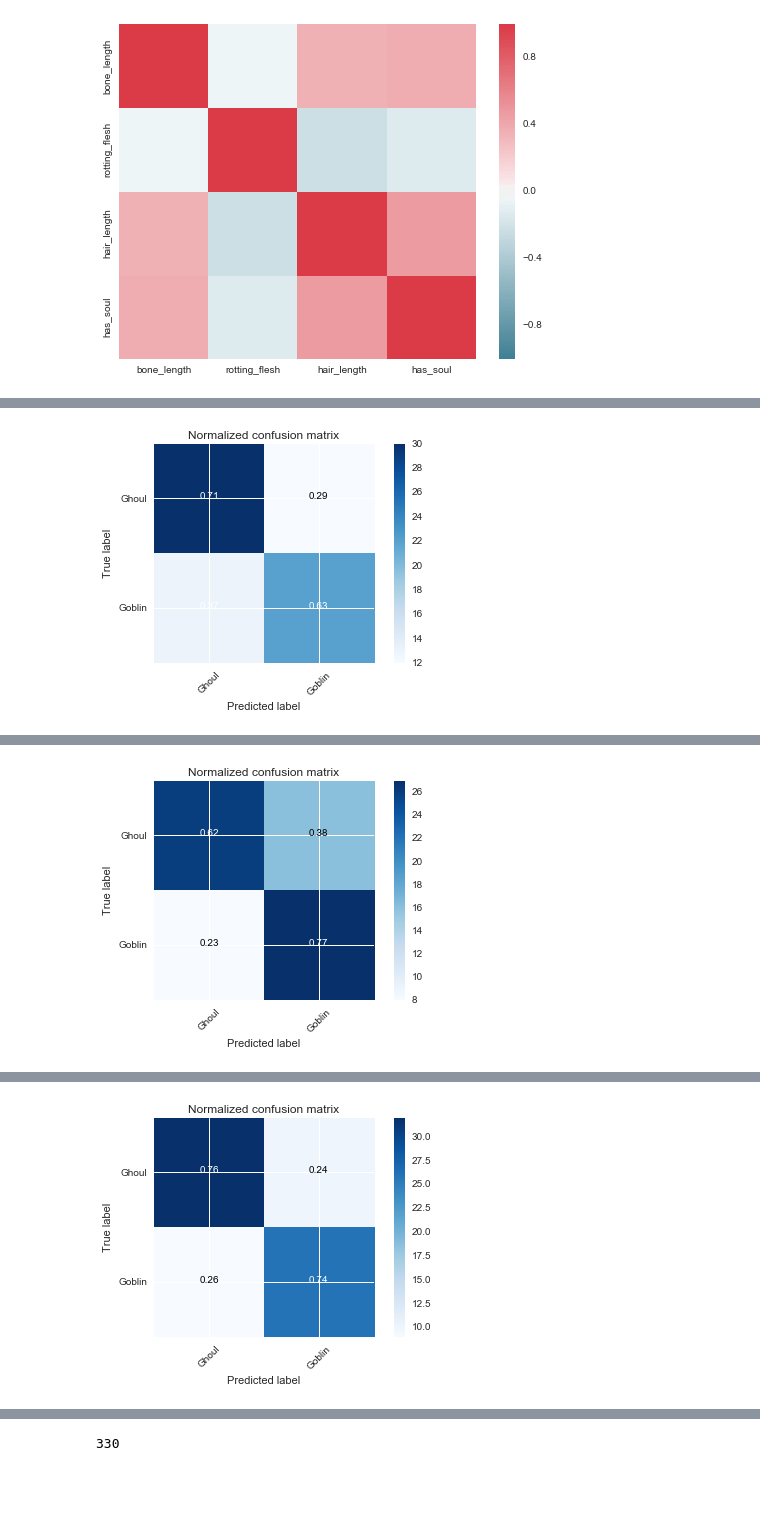
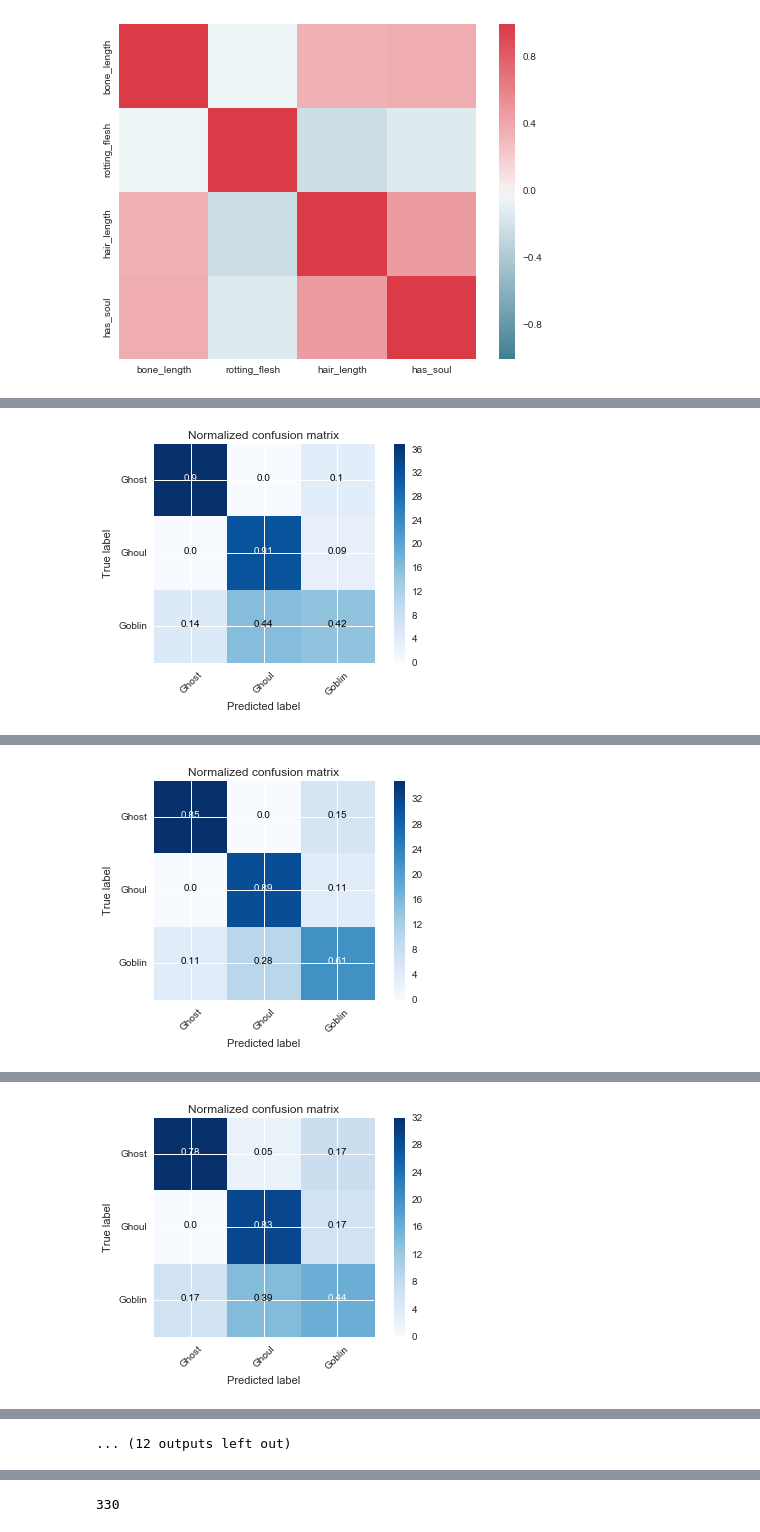
Before and after one commit to itaraday/Ghouls-Goblins-and-Ghosts, a Jupyter notebook: Ghouls, Goblins, and Ghosts... Boo!.ipynb, the cells around one changed output, grey strips where cells are left out. Saved outputs shown, nothing was run; the diff lists cells and outputs as text; code cells hidden in the pictures; blank space fills up the shorter version.

```diff
--- a/Ghouls, Goblins, and Ghosts... Boo!.ipynb
+++ b/Ghouls, Goblins, and Ghosts... Boo!.ipynb
@@ -181,10 +189,13 @@ df_train.head()
 # %%
-predictor = "subtype"
-#predictor = "type"
-
-y = train[predictor]
-train_type = train["type"]
-df_train = train.drop(["type", "color", "id", "subtype"],1)
-df_test =  test.drop(["color"],1)
-X_train, X_test, y_train, y_test = train_test_split(df_train, y, test_size=0.3, random_state=0)
+predictor = ["type", "subtype"]
+X_train = {}
+X_test = {}
+y_train = {}
+y_test = {}
+y = {}
+for pred in predictor:
+    y[pred] = train[pred]
+    df_train = train.drop(["type", "color", "id", "subtype"],1)
+    df_test =  test.drop(["color"],1)
+    X_train[pred], X_test[pred], y_train[pred], y_test[pred] = train_test_split(df_train, y[pred], test_size=0.3, random_state=0)
 # %%
@@ -245,33 +256,38 @@ def convert_sub_to_type(mylist):
     return y_actual
 # %%
 tests = {}
-preds = pd.DataFrame()
-
+preds = {
+    "type": pd.DataFrame(),
+    "subtype": pd.DataFrame()
+}
 tests['lr'] = LogisticRegression(penalty='l2',C=1000000,class_weight="balanced")
 tests['rf'] = RandomForestClassifier(n_estimators=10, n_jobs=-1)
 tests['knn'] = KNeighborsClassifier(n_neighbors=4)
 tests['svc'] = svm.SVC() #svm.NuSVC()
 tests['bayes'] = GaussianNB()
+tests['nn'] = neural_network.MLPClassifier(alpha=0.1, hidden_layer_sizes=(6), max_iter=500, random_state=3, solver='lbfgs')
 
-y_actual = y_test
-y_actual = convert_sub_to_type(y_test)
-np.set_printoptions(precision=2)
-#class_names = np.sort(y.unique())
-class_names = sorted(set(y_actual))
-for key in tests:
-    tests[key].fit(X_train,y_train)
-    y_pred= tests[key].predict(X_test)
-    y_pred= convert_sub_to_type(y_pred)
-    print("*********************************************")
-    print("Values for {}".format(key))
-    print("Accuracy {}".format(met.accuracy_score(y_actual, y_pred)))
-    preds[key] = y_pred
-    print("classification report \n{}".format(met.classification_report(y_actual, y_pred)))
-    cnf_matrix = met.confusion_matrix(y_actual,y_pred)
-    #pd.crosstab(y_actual, y_pred, rownames=['Actual'], colnames=['Predicted'], margins=True).to_csv(key+".csv")
-    #print(pd.crosstab(y_test, y_pred, rownames=['Actual'], colnames=['Predicted'], margins=True))
-    plt.figure()
-    plot_confusion_matrix(cnf_matrix, classes=class_names, normalize=True,
-                          title='Normalized confusion matrix')
-    plt.show()
+for pred in predictor:
+    print("-----------------------{}-------------------------------".format(pred))
+    y_actual = y_test[pred]
+    y_actual = convert_sub_to_type(y_test[pred])
+    np.set_printoptions(precision=2)
+    #class_names = np.sort(y.unique())
+    class_names = sorted(set(y_actual))
+    for key in tests:
+        tests[key].fit(X_train[pred],y_train[pred])
+        y_pred= tests[key].predict(X_test[pred])
+        y_pred= convert_sub_to_type(y_pred)
+        print("*********************************************")
+        print("Values for {}".format(key))
+        print("Accuracy {}".format(met.accuracy_score(y_actual, y_pred)))
+        preds[pred][key] = y_pred
+        print("classification report \n{}".format(met.classification_report(y_actual, y_pred)))
+        cnf_matrix = met.confusion_matrix(y_actual,y_pred)
+        #pd.crosstab(y_actual, y_pred, rownames=['Actual'], colnames=['Predicted'], margins=True).to_csv(key+".csv")
+        #print(pd.crosstab(y_test, y_pred, rownames=['Actual'], colnames=['Predicted'], margins=True))
+        plt.figure()
+        plot_confusion_matrix(cnf_matrix, classes=class_names, normalize=True,
+                              title='Normalized confusion matrix')
+        plt.show()
 # %% [output]
@@ -322,3 +345,3 @@ Normalized confusion matrix
-[figure, old version]
+[figure, new version]
 *********************************************
 Values for lr
@@ -337,2 +362,2 @@ Normalized confusion matrix
-[figure, old version]
+[figure, new version]
 *********************************************
@@ -352 +379 @@ Normalized confusion matrix
-[figure, old version]
+[figure, new version]
@@ -352,0 +397 @@ Normalized confusion matrix
+... (12 outputs left out)
```
Also changed, not shown: parts of 22 cells of this notebook, 8 other files.
